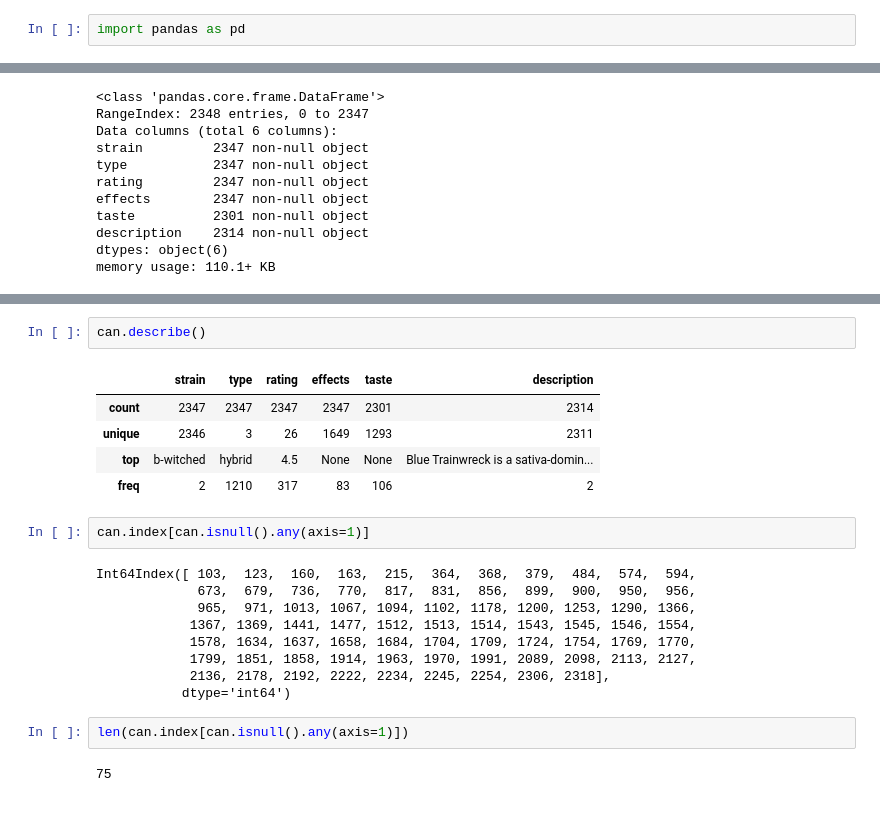
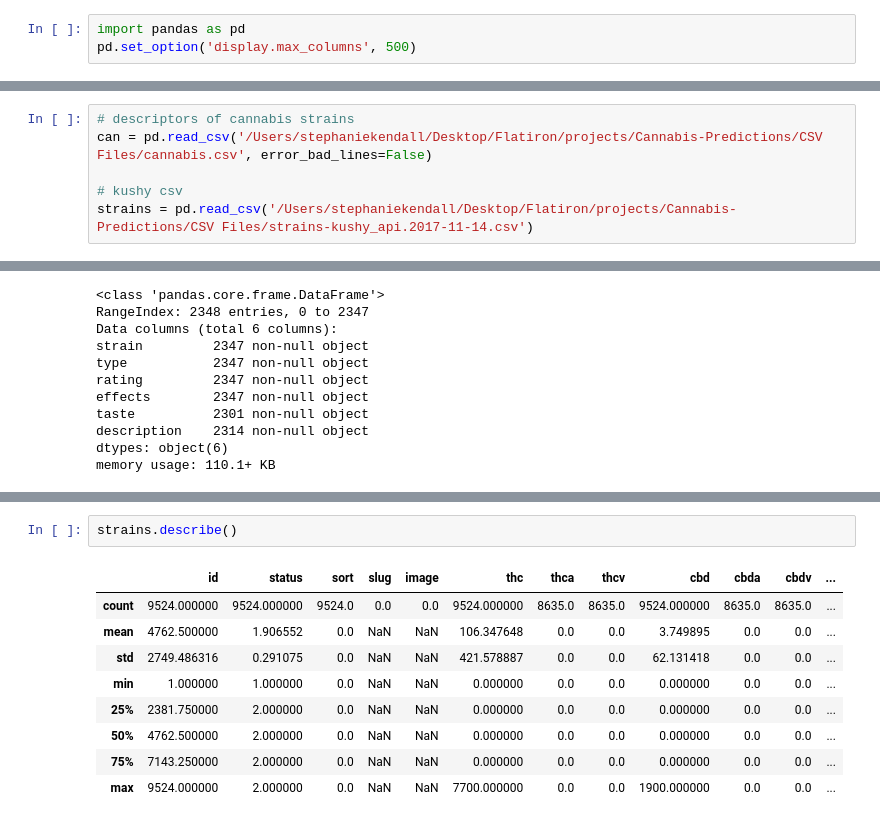
Before and after one commit to stephkendall/Cannabis-Predictions, a Jupyter notebook: Untitled.ipynb, the cells around one changed output, grey strips where cells are left out. Drawn from its saved outputs; the diff is of its cells as text.

```diff
--- a/Untitled.ipynb
+++ b/Untitled.ipynb
@@ -1,2 +3,3 @@
 # %%
 import pandas as pd
+pd.set_option('display.max_columns', 500)
@@ -13,0 +6,6 @@ b'Skipping line 1333: expected 6 fields, saw 10\nSkipping line 1655: expected 6
+# %%
+# descriptors of cannabis strains
+can = pd.read_csv('/Users/stephaniekendall/Desktop/Flatiron/projects/Cannabis-Predictions/CSV Files/cannabis.csv', error_bad_lines=False)
+
+# kushy csv
+strains = pd.read_csv('/Users/stephaniekendall/Desktop/Flatiron/projects/Cannabis-Predictions/CSV Files/strains-kushy_api.2017-11-14.csv')
@@ -28,23 +104,12 @@ memory usage: 110.1+ KB
 # %%
-can.describe()
+strains.describe()
 # %% [output]
-|  | strain | type | rating | effects | taste | description |
-| count | 2347 | 2347 | 2347 | 2347 | 2301 | 2314 |
-| unique | 2346 | 3 | 26 | 1649 | 1293 | 2311 |
-| top | b-witched | hybrid | 4.5 | None | None | Blue Trainwreck is a sativa-domin... |
-| freq | 2 | 1210 | 317 | 83 | 106 | 2 |
+|  | id | status | sort | slug | image | thc | thca | thcv | cbd | cbda | cbdv | ... |
+| count | 9524.000000 | 9524.000000 | 9524.0 | 0.0 | 0.0 | 9524.000000 | 8635.0 | 8635.0 | 9524.000000 | 8635.0 | 8635.0 | ... |
+| mean | 4762.500000 | 1.906552 | 0.0 | NaN | NaN | 106.347648 | 0.0 | 0.0 | 3.749895 | 0.0 | 0.0 | ... |
+| std | 2749.486316 | 0.291075 | 0.0 | NaN | NaN | 421.578887 | 0.0 | 0.0 | 62.131418 | 0.0 | 0.0 | ... |
+| min | 1.000000 | 1.000000 | 0.0 | NaN | NaN | 0.000000 | 0.0 | 0.0 | 0.000000 | 0.0 | 0.0 | ... |
+| 25% | 2381.750000 | 2.000000 | 0.0 | NaN | NaN | 0.000000 | 0.0 | 0.0 | 0.000000 | 0.0 | 0.0 | ... |
+| 50% | 4762.500000 | 2.000000 | 0.0 | NaN | NaN | 0.000000 | 0.0 | 0.0 | 0.000000 | 0.0 | 0.0 | ... |
+| 75% | 7143.250000 | 2.000000 | 0.0 | NaN | NaN | 0.000000 | 0.0 | 0.0 | 0.000000 | 0.0 | 0.0 | ... |
+| max | 9524.000000 | 2.000000 | 0.0 | NaN | NaN | 7700.000000 | 0.0 | 0.0 | 1900.000000 | 0.0 | 0.0 | ... |
-# %%
-can.index[can.isnull().any(axis=1)]
-# %% [output]
-Int64Index([ 103,  123,  160,  163,  215,  364,  368,  379,  484,  574,  594,
-             673,  679,  736,  770,  817,  831,  856,  899,  900,  950,  956,
-             965,  971, 1013, 1067, 1094, 1102, 1178, 1200, 1253, 1290, 1366,
-            1367, 1369, 1441, 1477, 1512, 1513, 1514, 1543, 1545, 1546, 1554,
-            1578, 1634, 1637, 1658, 1684, 1704, 1709, 1724, 1754, 1769, 1770,
-            1799, 1851, 1858, 1914, 1963, 1970, 1991, 2089, 2098, 2113, 2127,
-            2136, 2178, 2192, 2222, 2234, 2245, 2254, 2306, 2318],
-           dtype='int64')
-# %%
-len(can.index[can.isnull().any(axis=1)])
-# %% [output]
-75
```
Also changed, not shown: parts of 21 cells of this notebook, 1 other file.
